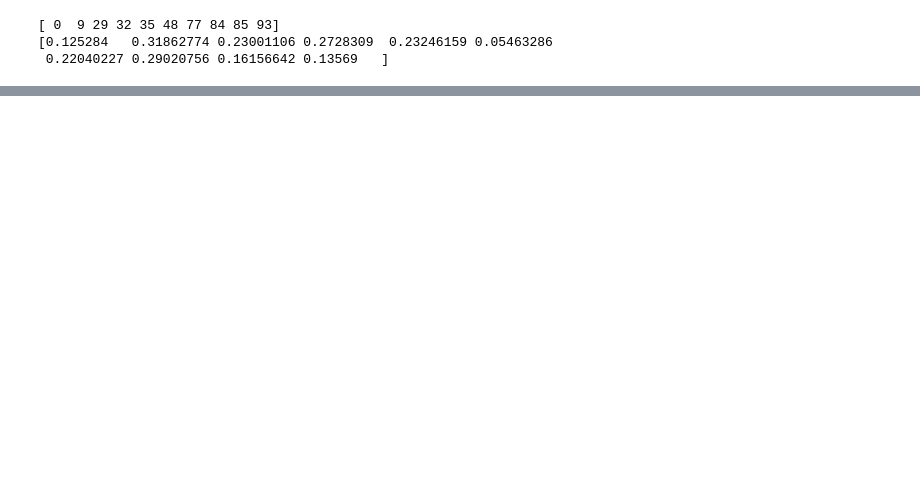
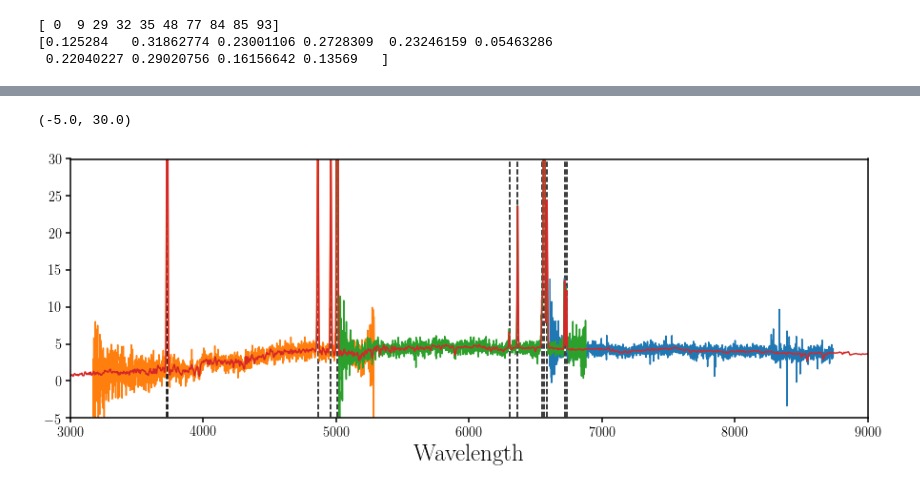
Before and after one commit to desi-bgs/feasiBGS, a Jupyter notebook: notebook/local_redrock_templates.ipynb, the cells around one changed output, grey strips where cells are left out. Saved outputs shown, nothing was run; the diff lists cells and outputs as text; code cells hidden in the pictures; blank space fills up the shorter version.

```diff
--- a/notebook/local_redrock_templates.ipynb
+++ b/notebook/local_redrock_templates.ipynb
@@ -99,0 +133,15 @@ for i_l, lam in enumerate(emline_lambda):
+# %%
+fig = plt.figure(figsize=(15,5))
+sub = fig.add_subplot(111)
+for s in target[0].spectra:
+    sub.plot(s.wave/(1.+zred[0]), s.flux)
+for i_l, lam in enumerate(emline_lambda):
+    sub.vlines(lam, -10., 160., linestyle="--")
+sub.plot(wave/(1.+redshift[0]), flux_eml[0])
+#sub.plot(s_bgs.basewave.astype(float), emline_flux[0,:] * 10**17)
+sub.set_xlabel('Wavelength', fontsize=25)
+sub.set_xlim([3e3, 9e3])
+sub.set_ylim([-5., 30.])
+# %% [output]
+(-5.0, 30.0)
+[figure, added]
```
Also changed, not shown: parts of 14 cells of this notebook, 3 other files.
